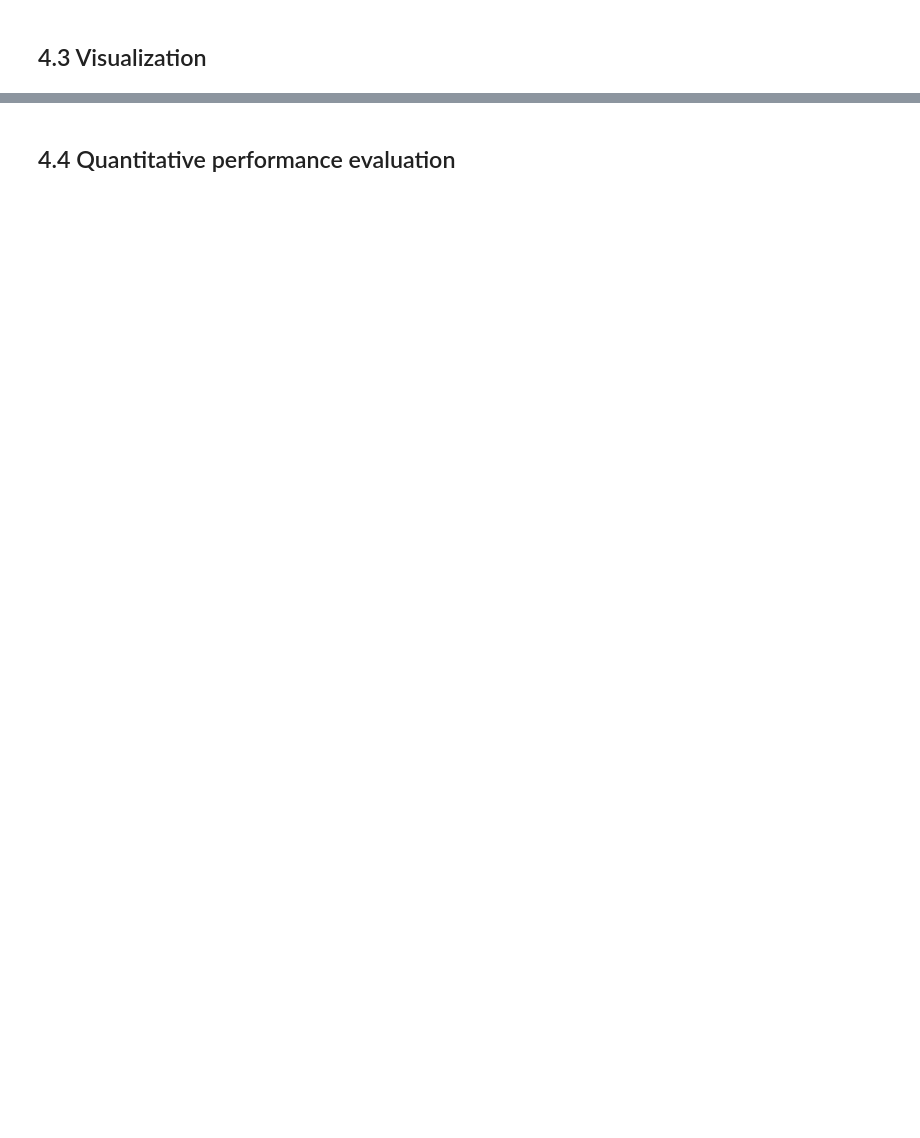
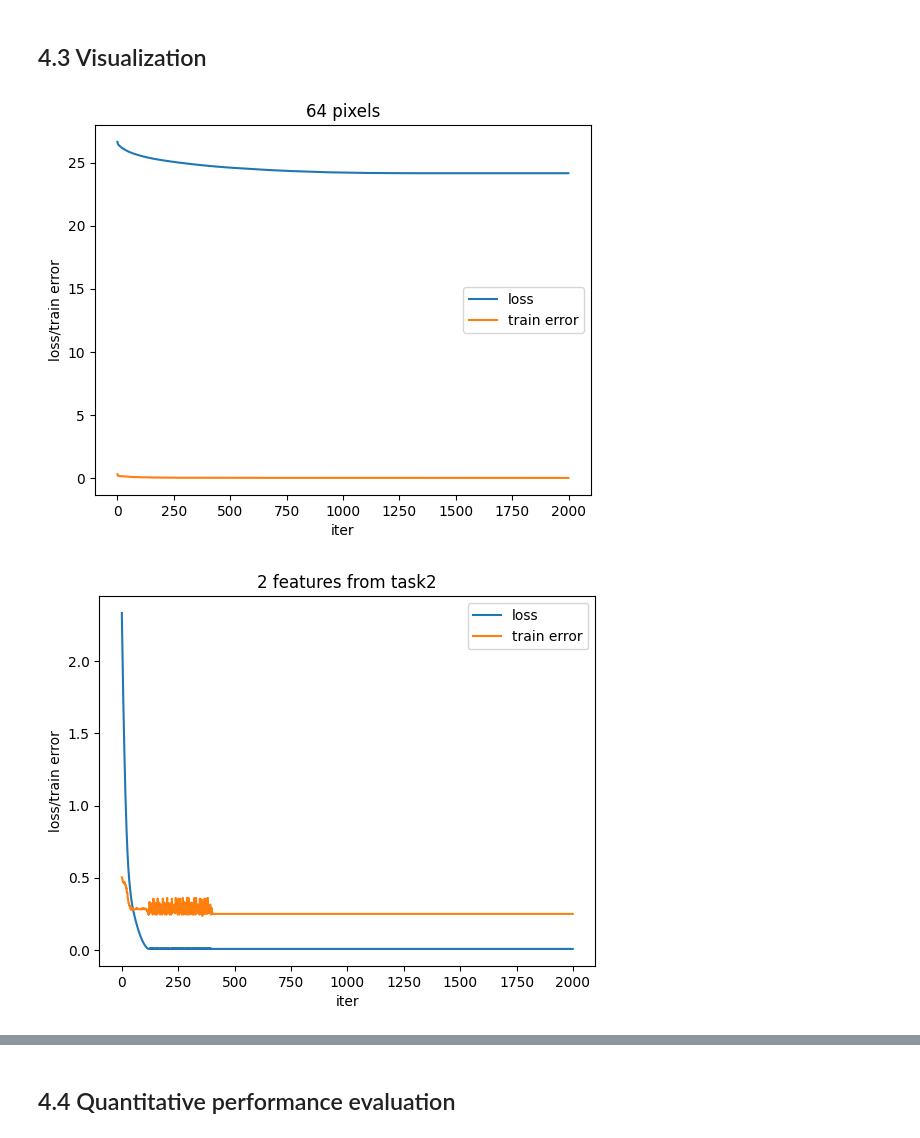
Before and after one commit to YongWu-cs/Machine-Learning-Exercise, a Jupyter notebook: 例01/1.ipynb, the cells around one changed output, grey strips where cells are left out. Drawn from its saved outputs; the diff is of its cells as text; code cells hidden in the pictures; blank space fills up the shorter version.

```diff
--- a/例01/1.ipynb
+++ b/例01/1.ipynb
@@ -356,2 +369,62 @@ task2 2 features error ratio is:0.0136986301369863
 # %% [markdown]
 ## 4.3 Visualization
+# %%
+import matplotlib.pyplot as plt
+#loss curve
+def loss_curve(loss,train_error,title=""):
+    x=[i for i in range(len(loss))]
+    y1=loss
+    y2=train_error
+
+    plt.plot(x,y1,label="loss")
+    plt.plot(x,y2,label="train error")
+    plt.xlabel("iter")
+    plt.ylabel("loss/train error")
+    plt.legend()
+    plt.title(title)
+    plt.show()
+
+#boundary decision
+def plot_decision_boundary(training_features,tarining_labels,w,b,axis):
+    X,Y=np.meshgrid(
+        np.linspace(axis[0], axis[1], 200),
+        np.linspace(axis[2], axis[3], 200),
+        )
+
+    grid_matrix = np.c_[X.ravel(), Y.ravel()]
+
+    y_predict = predicted_svm(w,b,grid_matrix)
+    y_predict_matrix = y_predict.reshape(X.shape)
+
+    my_colormap = ListedColormap(['#90EE90', '#40E0D0', '#B0E0E6'])
+
+    plt.contourf(X, Y, y_predict_matrix, linewidth=5, cmap=my_colormap)
+
+    train_3=training_features[np.where(tarining_labels==3)[0]]
+    train_9=training_features[np.where(tarining_labels==9)[0]]
+    plt.scatter(train_3[:, 0], train_3[:, 1], s=40, c='#006400', marker='o', alpha=0.5, label='3')
+    plt.scatter(train_9[:, 0], train_9[:, 1], s=40, c='#000080', marker='o', alpha=0.5, label='9')
+    plt.xlabel("feature_1")
+    plt.ylabel("feature_2")
+    plt.legend()
+    plt.show()
+
+#find axis boundary
+x_min=training_features[:,0].min() if training_features[:,0].min()<=\
+        test_features[:,0].min() else test_features[:,0].min()
+x_max=training_features[:,0].max() if training_features[:,0].max()>=\
+        test_features[:,0].max() else test_features[:,0].max()
+y_min=training_features[:,1].min() if training_features[:,1].min()<=\
+        test_features[:,0].min() else test_features[:,0].min()
+y_max=training_features[:,1].max() if training_features[:,1].max()>=\
+        test_features[:,1].max() else test_features[:,1].max()
+
+axis_boundry=[x_min-20,x_max+20,y_min,y_max+20]
+
+#draw features from task2
+loss_curve(loss,train_error,"64 pixels")
+loss_curve(loss_task2,train_error_task2,"2 features from task2")
+plot_decision_boundary(training_features,y_train,w_taks2,b_task2,axis_boundry)
+# %% [output]
+[figure, added]
+[figure, added]
```
Also changed, not shown: parts of 4 cells of this notebook.
